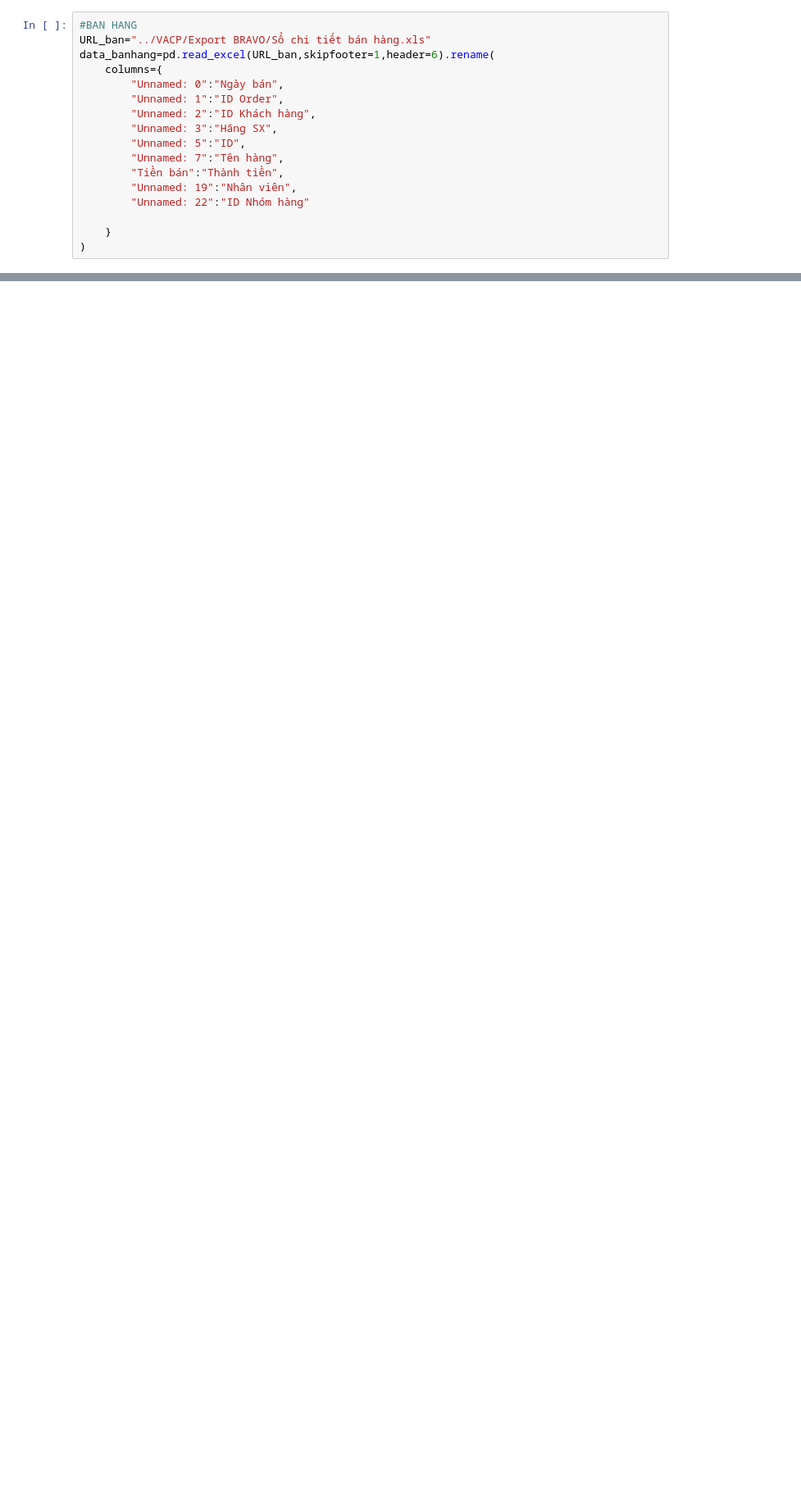
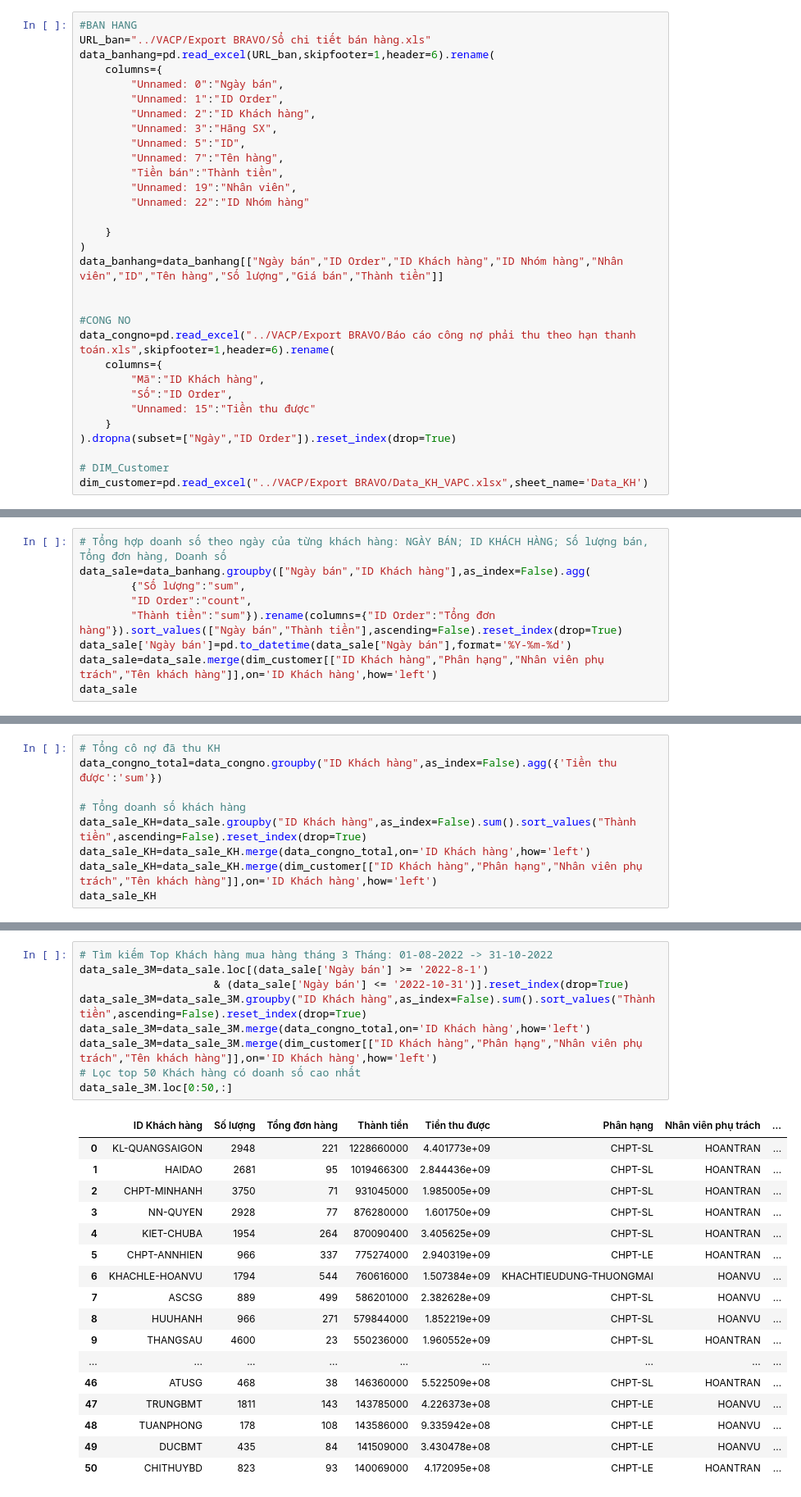
Before and after one commit to vuquangnguyen2018/VAPC_Analysing, a Jupyter notebook: Phan tich Khach hang VAPC.ipynb, the cells around one changed output, grey strips where cells are left out. Shown at 82% size. Saved outputs shown, nothing was run; the diff lists cells and outputs as text; blank space fills up the shorter version.

```diff
--- a/Phan tich Khach hang VAPC.ipynb
+++ b/Phan tich Khach hang VAPC.ipynb
@@ -23,3 +24,17 @@ data_banhang=pd.read_excel(URL_ban,skipfooter=1,header=6).rename(
 
     }
 )
+data_banhang=data_banhang[["Ngày bán","ID Order","ID Khách hàng","ID Nhóm hàng","Nhân viên","ID","Tên hàng","Số lượng","Giá bán","Thành tiền"]]
+
+
+#CONG NO
+data_congno=pd.read_excel("../VACP/Export BRAVO/Báo cáo công nợ phải thu theo hạn thanh toán.xls",skipfooter=1,header=6).rename(
+    columns={
+        "Mã":"ID Khách hàng",
+        "Số":"ID Order",
+        "Unnamed: 15":"Tiền thu được"
+    }
+).dropna(subset=["Ngày","ID Order"]).reset_index(drop=True)
+
+# DIM_Customer
+dim_customer=pd.read_excel("../VACP/Export BRAVO/Data_KH_VAPC.xlsx",sheet_name='Data_KH')
@@ -60,0 +73,9 @@ data_banhang.groupby(["Ngày bán","ID Khách hàng"]).sum("Thanh tiền")
+# %%
+# Tổng hợp doanh số theo ngày của từng khách hàng: NGÀY BÁN; ID KHÁCH HÀNG; Số lượng bán, Tổng đơn hàng, Doanh số
+data_sale=data_banhang.groupby(["Ngày bán","ID Khách hàng"],as_index=False).agg(
+        {"Số lượng":"sum",
+        "ID Order":"count",
+        "Thành tiền":"sum"}).rename(columns={"ID Order":"Tổng đơn hàng"}).sort_values(["Ngày bán","Thành tiền"],ascending=False).reset_index(drop=True)
+data_sale['Ngày bán']=pd.to_datetime(data_sale["Ngày bán"],format='%Y-%m-%d')
+data_sale=data_sale.merge(dim_customer[["ID Khách hàng","Phân hạng","Nhân viên phụ trách","Tên khách hàng"]],on='ID Khách hàng',how='left')
+data_sale
@@ -60,0 +96,9 @@ data_banhang.groupby(["Ngày bán","ID Khách hàng"]).sum("Thanh tiền")
+# %%
+# Tổng cô nợ đã thu KH
+data_congno_total=data_congno.groupby("ID Khách hàng",as_index=False).agg({'Tiền thu được':'sum'})
+
+# Tổng doanh số khách hàng
+data_sale_KH=data_sale.groupby("ID Khách hàng",as_index=False).sum().sort_values("Thành tiền",ascending=False).reset_index(drop=True)
+data_sale_KH=data_sale_KH.merge(data_congno_total,on='ID Khách hàng',how='left')
+data_sale_KH=data_sale_KH.merge(dim_customer[["ID Khách hàng","Phân hạng","Nhân viên phụ trách","Tên khách hàng"]],on='ID Khách hàng',how='left')
+data_sale_KH
@@ -60,0 +119,27 @@ data_banhang.groupby(["Ngày bán","ID Khách hàng"]).sum("Thanh tiền")
+# %%
+# Tìm kiếm Top Khách hàng mua hàng tháng 3 Tháng: 01-08-2022 -> 31-10-2022
+data_sale_3M=data_sale.loc[(data_sale['Ngày bán'] >= '2022-8-1')
+                     & (data_sale['Ngày bán'] <= '2022-10-31')].reset_index(drop=True)
+data_sale_3M=data_sale_3M.groupby("ID Khách hàng",as_index=False).sum().sort_values("Thành tiền",ascending=False).reset_index(drop=True)
+data_sale_3M=data_sale_3M.merge(data_congno_total,on='ID Khách hàng',how='left')
+data_sale_3M=data_sale_3M.merge(dim_customer[["ID Khách hàng","Phân hạng","Nhân viên phụ trách","Tên khách hàng"]],on='ID Khách hàng',how='left')
+# Lọc top 50 Khách hàng có doanh số cao nhất
+data_sale_3M.loc[0:50,:]
+# %% [output]
+|  | ID Khách hàng | Số lượng | Tổng đơn hàng | Thành tiền | Tiền thu được | Phân hạng | Nhân viên phụ trách | ... |
+| 0 | KL-QUANGSAIGON | 2948 | 221 | 1228660000 | 4.401773e+09 | CHPT-SL | HOANTRAN | ... |
+| 1 | HAIDAO | 2681 | 95 | 1019466300 | 2.844436e+09 | CHPT-SL | HOANTRAN | ... |
+| 2 | CHPT-MINHANH | 3750 | 71 | 931045000 | 1.985005e+09 | CHPT-SL | HOANTRAN | ... |
+| 3 | NN-QUYEN | 2928 | 77 | 876280000 | 1.601750e+09 | CHPT-SL | HOANTRAN | ... |
+| 4 | KIET-CHUBA | 1954 | 264 | 870090400 | 3.405625e+09 | CHPT-SL | HOANTRAN | ... |
+| 5 | CHPT-ANNHIEN | 966 | 337 | 775274000 | 2.940319e+09 | CHPT-LE | HOANTRAN | ... |
+| 6 | KHACHLE-HOANVU | 1794 | 544 | 760616000 | 1.507384e+09 | KHACHTIEUDUNG-THUONGMAI | HOANVU | ... |
+| 7 | ASCSG | 889 | 499 | 586201000 | 2.382628e+09 | CHPT-SL | HOANVU | ... |
+| 8 | HUUHANH | 966 | 271 | 579844000 | 1.852219e+09 | CHPT-SL | HOANVU | ... |
+| 9 | THANGSAU | 4600 | 23 | 550236000 | 1.960552e+09 | CHPT-SL | HOANTRAN | ... |
+| ... | ... | ... | ... | ... | ... | ... | ... | ... |
+| 46 | ATUSG | 468 | 38 | 146360000 | 5.522509e+08 | CHPT-SL | HOANTRAN | ... |
+| 47 | TRUNGBMT | 1811 | 143 | 143785000 | 4.226373e+08 | CHPT-LE | HOANVU | ... |
+| 48 | TUANPHONG | 178 | 108 | 143586000 | 9.335942e+08 | CHPT-LE | HOANVU | ... |
+| 49 | DUCBMT | 435 | 84 | 141509000 | 3.430478e+08 | CHPT-LE | HOANVU | ... |
+| 50 | CHITHUYBD | 823 | 93 | 140069000 | 4.172095e+08 | CHPT-LE | HOANTRAN | ... |
```
Also changed, not shown: parts of 10 cells of this notebook, 1 other file.
